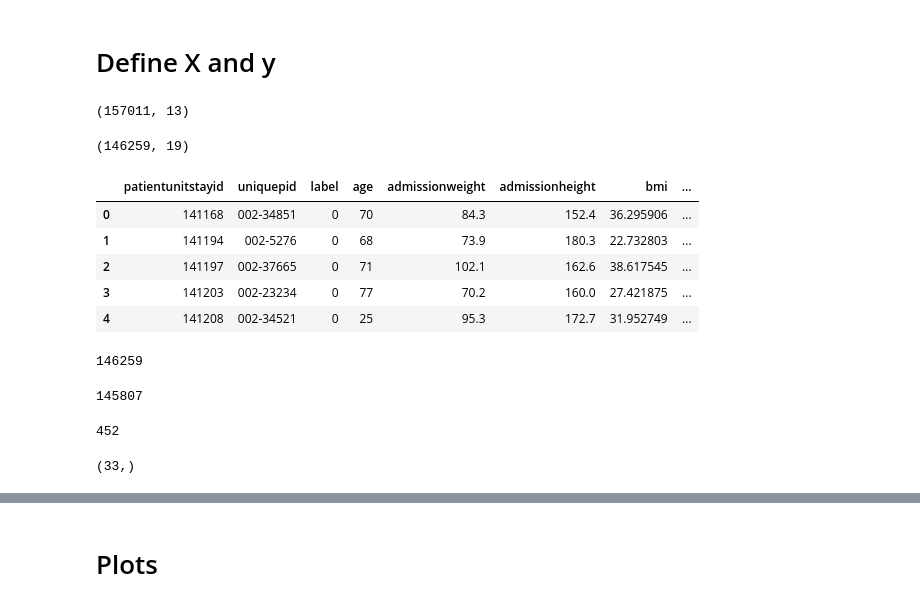
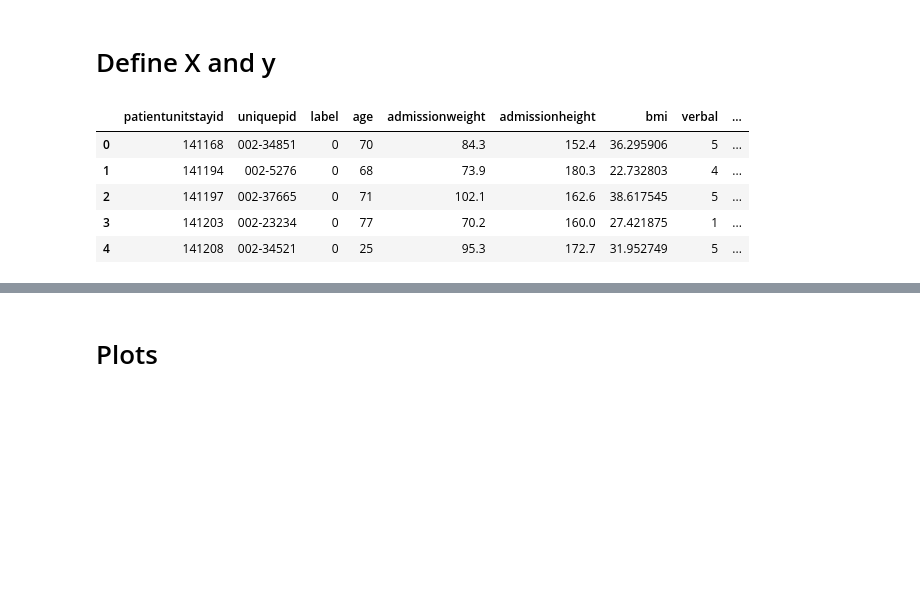
Before and after one commit to horwitzr/ViTalErt, a Jupyter notebook: notebooks/EDA.ipynb, the cells around one changed output, grey strips where cells are left out. Cells and saved outputs as stored; diff of their text form; code cells hidden in the pictures; blank space fills up the shorter version.

```diff
--- a/notebooks/EDA.ipynb
+++ b/notebooks/EDA.ipynb
@@ -62,6 +60,4 @@ Cleaning that up for patient, admissiondx, diagnosis, and ptusid_pos.
 # %%
-
-
 # Create dataframe of patientunitstayids in negative class
 tmp = patient[~patient['patientunitstayid'].isin(ptusid_pos['patientunitstayid'])]
 ptusid_neg = tmp[['patientunitstayid']]
@@ -91,3 +87,24 @@ patient = patient[(patient['admissionweight'] > 40) & \
 
 # Remove patients who are shorter than 100 cm (3.2 ft) or taller than 230 cm (~7.5 ft)
 patient = patient[(patient['admissionheight'] > 100 ) & (patient['admissionheight'] < 230)]
+
+# Remove patients with BMI > 100
+patient = patient[patient['bmi'] < 100]
+
+# Dummy variables for gender, ethnicity, unitstaytype
+patient = pd.concat([patient, pd.get_dummies(patient['gender'], prefix='gender')], axis=1)
+patient = pd.concat([patient, pd.get_dummies(patient['ethnicity'], prefix='ethnicity')], axis=1)
+patient = pd.concat([patient, pd.get_dummies(patient['unitstaytype'], prefix='unitstaytype')], axis=1)
+
+nstds = 5
+print(str(169+nstds*patient['admissionheight'].std()))
+print(str(169-nstds*patient['admissionheight'].std()))
+
+patient_pos = patient[patient['label']==1]
+patient_neg = patient[patient['label']==0]
+patient[patient['label']==1].shape[0]
+
+# Drop unneeded columns of patient
+patient = patient.drop(columns=['hospitalid', 'wardid', 'dischargeweight', 'unitdischargetime24', \
+                                'unitdischargeoffset', 'unitdischargelocation', 'hospitaldischargeyear',\
+                               'hospitaldischargetime24', 'hospitaldischargelocation'])
@@ -285,8 +166,9 @@ Xy = patient[['uniquepid', 'label',  'age', 'admissionweight', 'admissionheight'
 # %%
-Xy.shape
+Xy.head()
 # %% [output]
-(157011, 13)
+|  | patientunitstayid | uniquepid | label | age | admissionweight | admissionheight | bmi | verbal | ... |
+| 0 | 141168 | 002-34851 | 0 | 70 | 84.3 | 152.4 | 36.295906 | 5 | ... |
+| 1 | 141194 | 002-5276 | 0 | 68 | 73.9 | 180.3 | 22.732803 | 4 | ... |
+| 2 | 141197 | 002-37665 | 0 | 71 | 102.1 | 162.6 | 38.617545 | 5 | ... |
+| 3 | 141203 | 002-23234 | 0 | 77 | 70.2 | 160.0 | 27.421875 | 1 | ... |
+| 4 | 141208 | 002-34521 | 0 | 25 | 95.3 | 172.7 | 31.952749 | 5 | ... |
-# %%
-apachepredvar.shape
-# %% [output]
-(146259, 19)
@@ -297,25 +174,0 @@ Xy3 = Xy2.merge(hr, how='inner', left_on='patientunitstayid', right_on='patientu
-# %%
-Xy3.head()
-# %% [output]
-|  | patientunitstayid | uniquepid | label | age | admissionweight | admissionheight | bmi | ... |
-| 0 | 141168 | 002-34851 | 0 | 70 | 84.3 | 152.4 | 36.295906 | ... |
-| 1 | 141194 | 002-5276 | 0 | 68 | 73.9 | 180.3 | 22.732803 | ... |
-| 2 | 141197 | 002-37665 | 0 | 71 | 102.1 | 162.6 | 38.617545 | ... |
-| 3 | 141203 | 002-23234 | 0 | 77 | 70.2 | 160.0 | 27.421875 | ... |
-| 4 | 141208 | 002-34521 | 0 | 25 | 95.3 | 172.7 | 31.952749 | ... |
-# %%
-Xy3.shape[0]
-# %% [output]
-146259
-# %%
-Xy3[Xy3['label']==0].shape[0]
-# %% [output]
-145807
-# %%
-Xy3[Xy3['label']==1].shape[0]
-# %% [output]
-452
-# %%
-Xy3.columns.shape
-# %% [output]
-(33,)
```
Also changed, not shown: parts of 43 cells of this notebook.
